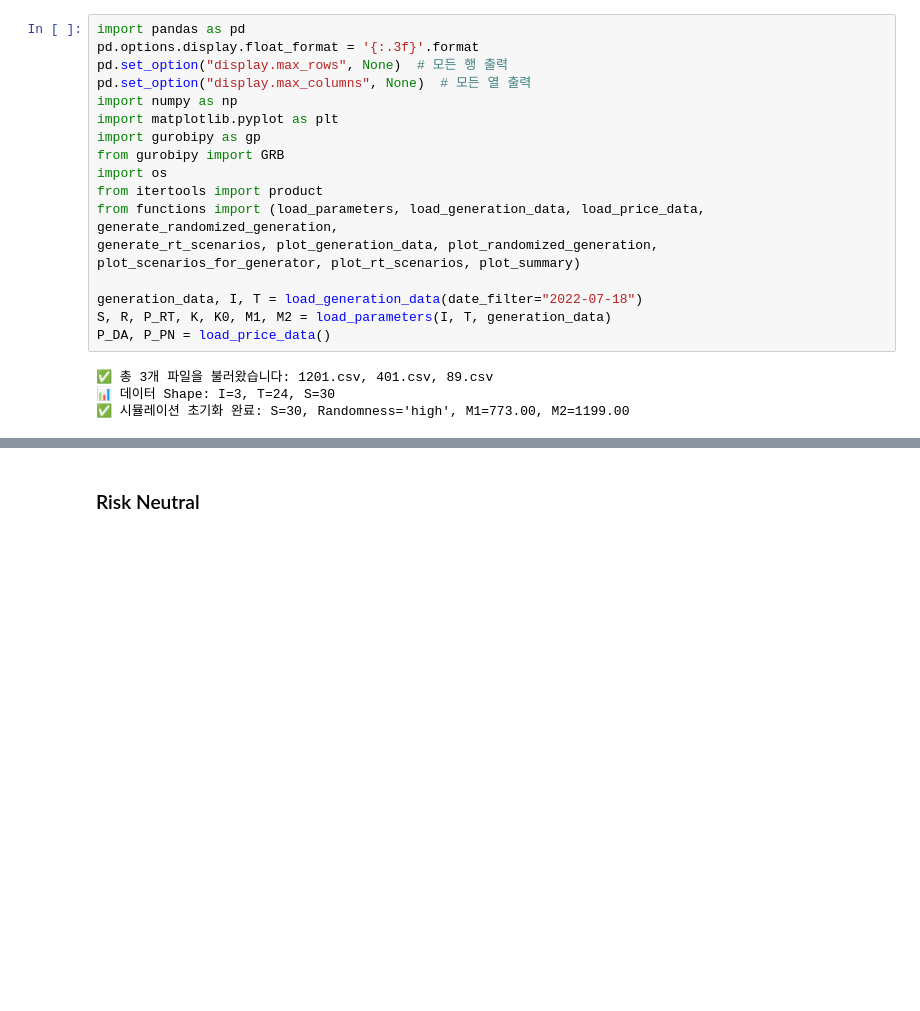
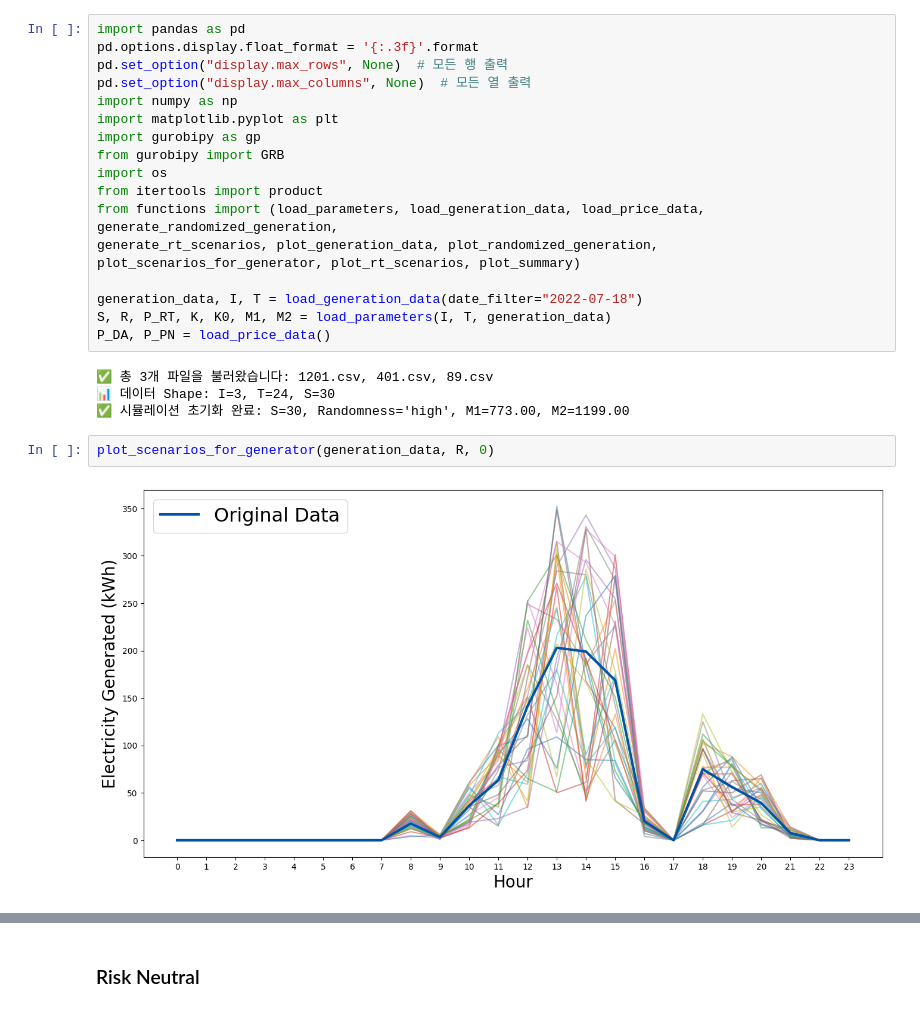
Before and after one commit to syeoyo/coursework, a Jupyter notebook: IIE7585/final_project/model.ipynb, the cells around one changed output, grey strips where cells are left out. Drawn from its saved outputs; the diff is of its cells as text; blank space fills up the shorter version.

```diff
--- a/IIE7585/final_project/model.ipynb
+++ b/IIE7585/final_project/model.ipynb
@@ -19,3 +19,7 @@ P_DA, P_PN = load_price_data()
 ✅ 총 3개 파일을 불러왔습니다: 1201.csv, 401.csv, 89.csv
 📊 데이터 Shape: I=3, T=24, S=30
 ✅ 시뮬레이션 초기화 완료: S=30, Randomness='high', M1=773.00, M2=1199.00
+# %%
+plot_scenarios_for_generator(generation_data, R, 0)
+# %% [output]
+[figure, added]
```
Also changed, not shown: parts of 6 cells of this notebook, 11 other files.
